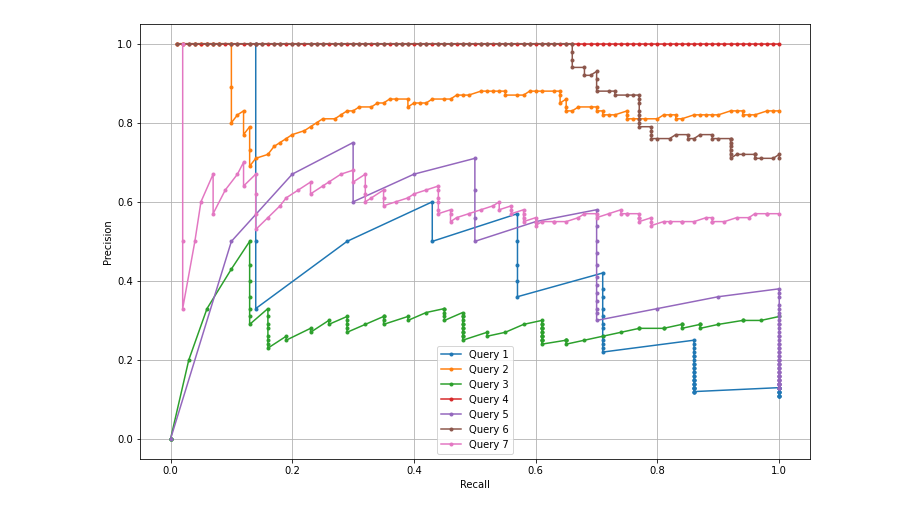
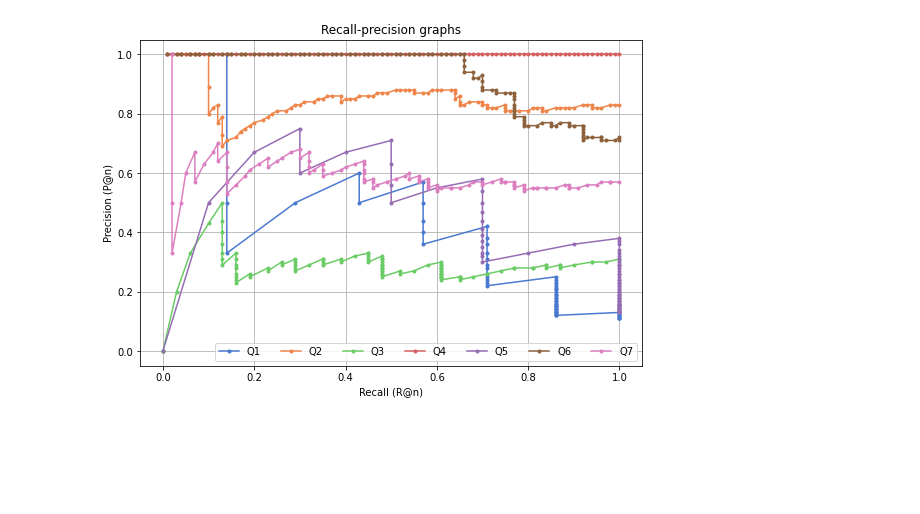
Before and after one commit to dmfrodrigues/feup-pri-proj, a Jupyter notebook: evaluation/evaluation.ipynb, the cells around one changed output. Drawn from its saved outputs; the diff is of its cells as text; code cells hidden in the pictures; blank space fills up the shorter version.

```diff
--- a/evaluation/evaluation.ipynb
+++ b/evaluation/evaluation.ipynb
@@ -8,8 +9,8 @@ import datetime
 # %%
 def get_df(filename):
-    df = pd.read_csv(filename, delimiter="\t", names=['P@n', 'R@n','F@n'])
+    df = pd.read_csv(filename, delimiter="\t", names=['n', 'P@n', 'R@n','F@n'])
     df['F@n'] = df['F@n'].replace({',':''}, regex=True)
-    df = df.astype('float64')
+    df[['P@n', 'R@n', 'F@n']] = df[['P@n', 'R@n', 'F@n']].astype('float64')
     return df
 df1 = get_df("query1.csv")
 df2 = get_df("query2.csv")
@@ -18,3 +19,5 @@ df4 = get_df("query4.csv")
 df5 = get_df("query5.csv")
 df6 = get_df("query6.csv")
 df7 = get_df("query7.csv")
+
+df1
@@ -21,16 +38,19 @@ df7 = get_df("query7.csv")
 # %%
 ax = \
-df1.plot.line(x='R@n', y='P@n', markersize=3, style='-o', label="Query 1", figsize=(12, 8))
-df2.plot.line(x='R@n', y='P@n', markersize=3, style='-o', label="Query 2", ax=ax)
-df3.plot.line(x='R@n', y='P@n', markersize=3, style='-o', label="Query 3", ax=ax)
-df4.plot.line(x='R@n', y='P@n', markersize=3, style='-o', label="Query 4", ax=ax)
-df5.plot.line(x='R@n', y='P@n', markersize=3, style='-o', label="Query 5", ax=ax)
-df6.plot.line(x='R@n', y='P@n', markersize=3, style='-o', label="Query 6", ax=ax)
-df7.plot.line(x='R@n', y='P@n', markersize=3, style='-o', label="Query 7", ax=ax)
+df1.plot.line(x='R@n', y='P@n', markersize=3, color=sns.color_palette("muted")[0], style='-o', label="Q1", figsize=(9, 6))
+df2.plot.line(x='R@n', y='P@n', markersize=3, color=sns.color_palette("muted")[1], style='-o', label="Q2", ax=ax)
+df3.plot.line(x='R@n', y='P@n', markersize=3, color=sns.color_palette("muted")[2], style='-o', label="Q3", ax=ax)
+df4.plot.line(x='R@n', y='P@n', markersize=3, color=sns.color_palette("muted")[3], style='-o', label="Q4", ax=ax)
+df5.plot.line(x='R@n', y='P@n', markersize=3, color=sns.color_palette("muted")[4], style='-o', label="Q5", ax=ax)
+df6.plot.line(x='R@n', y='P@n', markersize=3, color=sns.color_palette("muted")[5], style='-o', label="Q6", ax=ax)
+df7.plot.line(x='R@n', y='P@n', markersize=3, color=sns.color_palette("muted")[6], style='-o', label="Q7", ax=ax)
+plt.title("Recall-precision graphs")
+plt.xlabel("Recall (R@n)")
+plt.ylabel("Precision (P@n)")
 plt.xlim([-0.05, 1.05])
 plt.ylim([-0.05, 1.05])
-plt.xlabel("Recall")
-plt.ylabel("Precision")
 plt.grid()
+plt.legend(loc="lower right", ncol=7)
+plt.savefig('recall-precision.svg', bbox_inches='tight')
 # %% [output]
-[figure, old version]
+[figure, new version]
```
Also changed, not shown: parts of 4 cells of this notebook, 4 other files.
